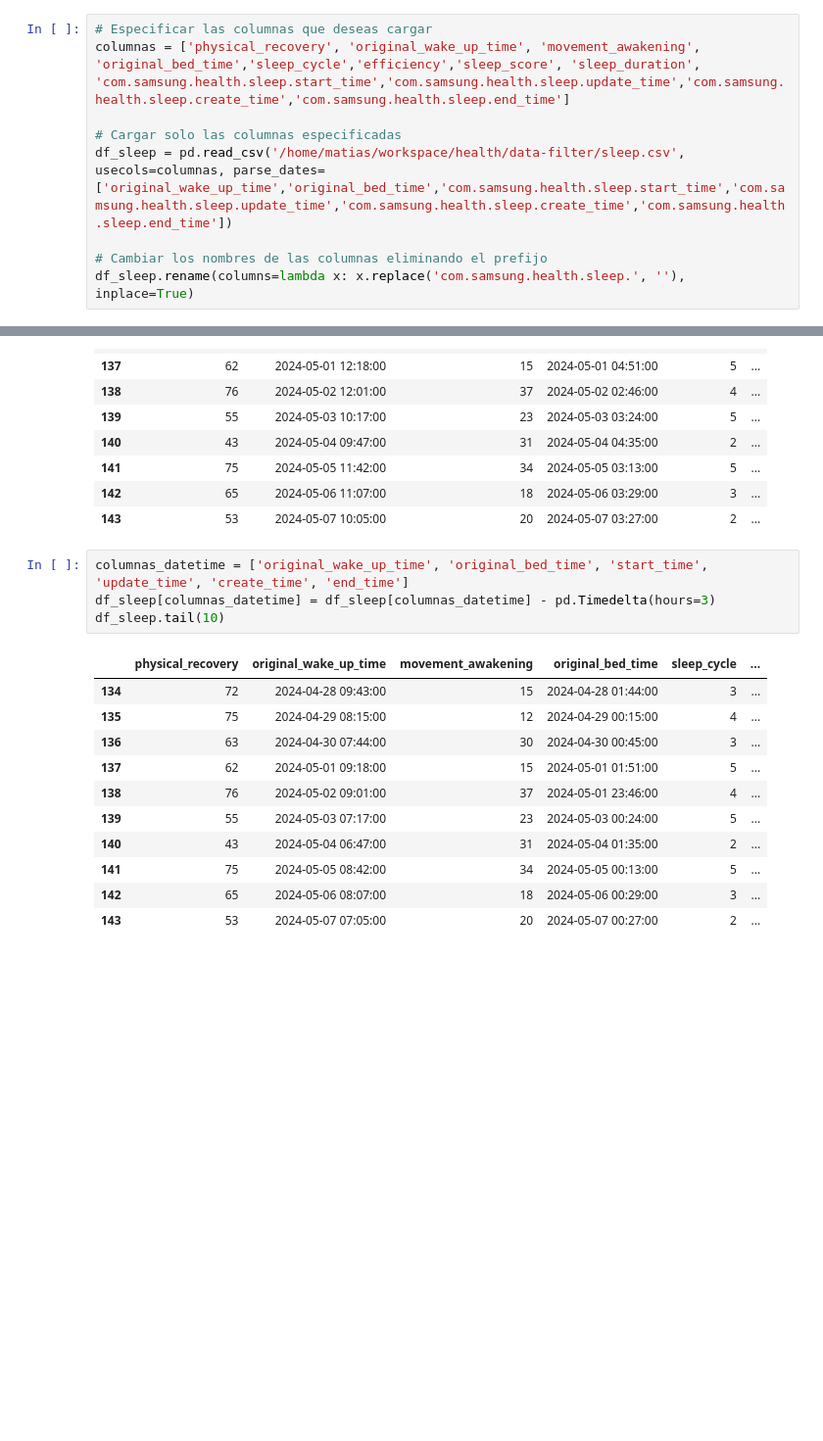
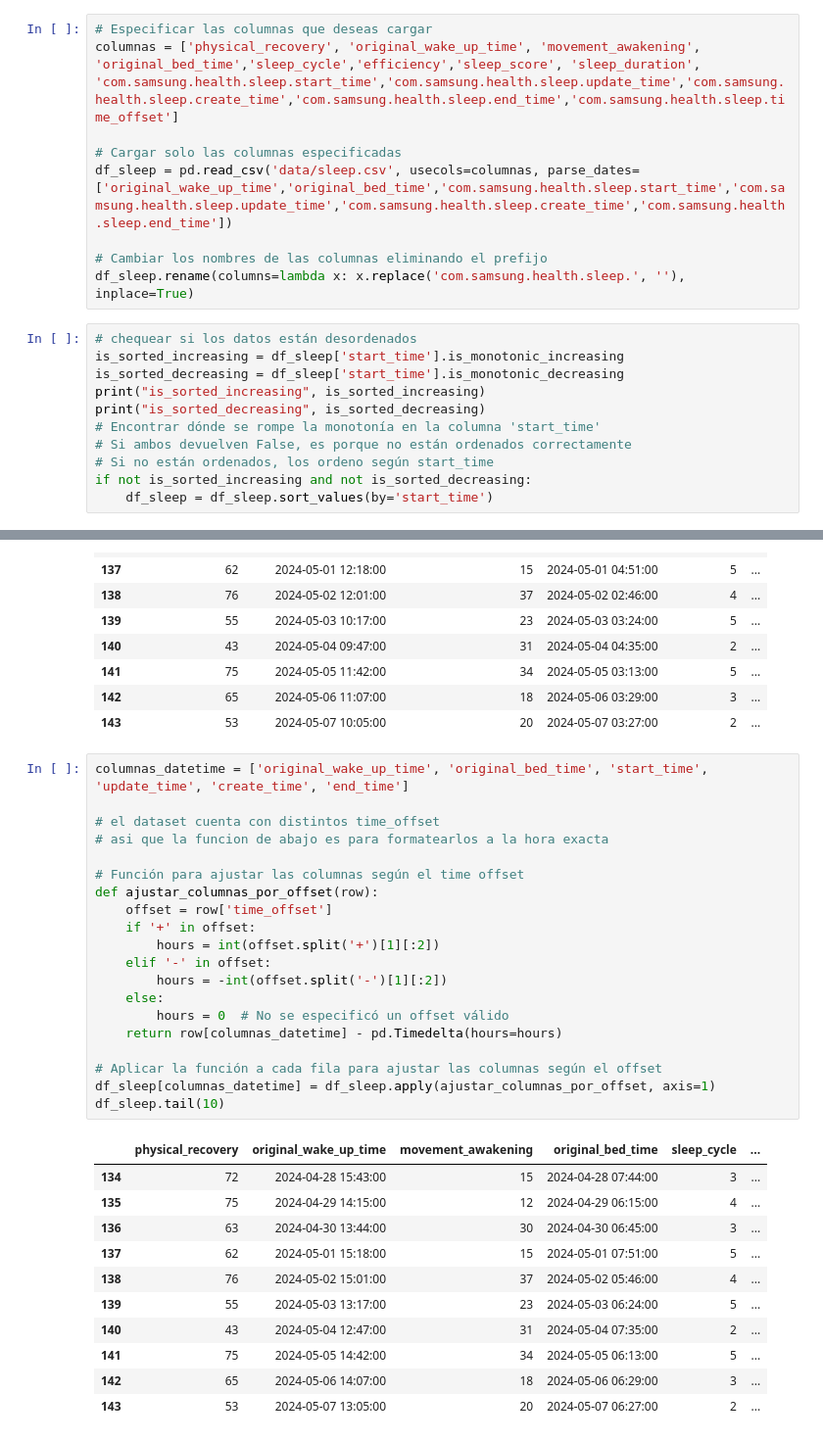
Before and after one commit to MatiasLoiseau/sleep-data-samsung-health, a Jupyter notebook: exploratory_data_analysis.ipynb, the cells around one changed output, grey strips where cells are left out. Shown: that part at 98% size. Cells and saved outputs as stored; diff of their text form; blank space fills up the shorter version.

```diff
--- a/exploratory_data_analysis.ipynb
+++ b/exploratory_data_analysis.ipynb
@@ -6,9 +6,20 @@ import matplotlib.pyplot as plt
 # %%
 # Especificar las columnas que deseas cargar
-columnas = ['physical_recovery', 'original_wake_up_time', 'movement_awakening', 'original_bed_time','sleep_cycle','efficiency','sleep_score', 'sleep_duration', 'com.samsung.health.sleep.start_time','com.samsung.health.sleep.update_time','com.samsung.health.sleep.create_time','com.samsung.health.sleep.end_time']
+columnas = ['physical_recovery', 'original_wake_up_time', 'movement_awakening', 'original_bed_time','sleep_cycle','efficiency','sleep_score', 'sleep_duration', 'com.samsung.health.sleep.start_time','com.samsung.health.sleep.update_time','com.samsung.health.sleep.create_time','com.samsung.health.sleep.end_time','com.samsung.health.sleep.time_offset']
 
 # Cargar solo las columnas especificadas
-df_sleep = pd.read_csv('/home/matias/workspace/health/data-filter/sleep.csv', usecols=columnas, parse_dates=['original_wake_up_time','original_bed_time','com.samsung.health.sleep.start_time','com.samsung.health.sleep.update_time','com.samsung.health.sleep.create_time','com.samsung.health.sleep.end_time'])
+df_sleep = pd.read_csv('data/sleep.csv', usecols=columnas, parse_dates=['original_wake_up_time','original_bed_time','com.samsung.health.sleep.start_time','com.samsung.health.sleep.update_time','com.samsung.health.sleep.create_time','com.samsung.health.sleep.end_time'])
 
 # Cambiar los nombres de las columnas eliminando el prefijo
 df_sleep.rename(columns=lambda x: x.replace('com.samsung.health.sleep.', ''), inplace=True)
+# %%
+# chequear si los datos están desordenados
+is_sorted_increasing = df_sleep['start_time'].is_monotonic_increasing
+is_sorted_decreasing = df_sleep['start_time'].is_monotonic_decreasing
+print("is_sorted_increasing", is_sorted_increasing)
+print("is_sorted_decreasing", is_sorted_decreasing)
+# Encontrar dónde se rompe la monotonía en la columna 'start_time'
+# Si ambos devuelven False, es porque no están ordenados correctamente
+# Si no están ordenados, los ordeno según start_time
+if not is_sorted_increasing and not is_sorted_decreasing:
+    df_sleep = df_sleep.sort_values(by='start_time')
@@ -93,20 +107,36 @@ df_sleep.tail(10)
 | 143 | 53 | 2024-05-07 10:05:00 | 20 | 2024-05-07 03:27:00 | 2 | ... |
 # %%
 columnas_datetime = ['original_wake_up_time', 'original_bed_time', 'start_time', 'update_time', 'create_time', 'end_time']
-df_sleep[columnas_datetime] = df_sleep[columnas_datetime] - pd.Timedelta(hours=3)
+
+# el dataset cuenta con distintos time_offset
+# asi que la funcion de abajo es para formatearlos a la hora exacta
+
+# Función para ajustar las columnas según el time offset
+def ajustar_columnas_por_offset(row):
+    offset = row['time_offset']
+    if '+' in offset:
+        hours = int(offset.split('+')[1][:2])
+    elif '-' in offset:
+        hours = -int(offset.split('-')[1][:2])
+    else:
+        hours = 0  # No se especificó un offset válido
+    return row[columnas_datetime] - pd.Timedelta(hours=hours)
+
+# Aplicar la función a cada fila para ajustar las columnas según el offset
+df_sleep[columnas_datetime] = df_sleep.apply(ajustar_columnas_por_offset, axis=1)
 df_sleep.tail(10)
 # %% [output]
 |  | physical_recovery | original_wake_up_time | movement_awakening | original_bed_time | sleep_cycle | ... |
-| 134 | 72 | 2024-04-28 09:43:00 | 15 | 2024-04-28 01:44:00 | 3 | ... |
-| 135 | 75 | 2024-04-29 08:15:00 | 12 | 2024-04-29 00:15:00 | 4 | ... |
-| 136 | 63 | 2024-04-30 07:44:00 | 30 | 2024-04-30 00:45:00 | 3 | ... |
-| 137 | 62 | 2024-05-01 09:18:00 | 15 | 2024-05-01 01:51:00 | 5 | ... |
-| 138 | 76 | 2024-05-02 09:01:00 | 37 | 2024-05-01 23:46:00 | 4 | ... |
-| 139 | 55 | 2024-05-03 07:17:00 | 23 | 2024-05-03 00:24:00 | 5 | ... |
-| 140 | 43 | 2024-05-04 06:47:00 | 31 | 2024-05-04 01:35:00 | 2 | ... |
-| 141 | 75 | 2024-05-05 08:42:00 | 34 | 2024-05-05 00:13:00 | 5 | ... |
-| 142 | 65 | 2024-05-06 08:07:00 | 18 | 2024-05-06 00:29:00 | 3 | ... |
-| 143 | 53 | 2024-05-07 07:05:00 | 20 | 2024-05-07 00:27:00 | 2 | ... |
+| 134 | 72 | 2024-04-28 15:43:00 | 15 | 2024-04-28 07:44:00 | 3 | ... |
+| 135 | 75 | 2024-04-29 14:15:00 | 12 | 2024-04-29 06:15:00 | 4 | ... |
+| 136 | 63 | 2024-04-30 13:44:00 | 30 | 2024-04-30 06:45:00 | 3 | ... |
+| 137 | 62 | 2024-05-01 15:18:00 | 15 | 2024-05-01 07:51:00 | 5 | ... |
+| 138 | 76 | 2024-05-02 15:01:00 | 37 | 2024-05-02 05:46:00 | 4 | ... |
+| 139 | 55 | 2024-05-03 13:17:00 | 23 | 2024-05-03 06:24:00 | 5 | ... |
+| 140 | 43 | 2024-05-04 12:47:00 | 31 | 2024-05-04 07:35:00 | 2 | ... |
+| 141 | 75 | 2024-05-05 14:42:00 | 34 | 2024-05-05 06:13:00 | 5 | ... |
+| 142 | 65 | 2024-05-06 14:07:00 | 18 | 2024-05-06 06:29:00 | 3 | ... |
+| 143 | 53 | 2024-05-07 13:05:00 | 20 | 2024-05-07 06:27:00 | 2 | ... |
 # %%
 # Graficar el valor en función de la fecha
 plt.plot(df_sleep['start_time'], df_sleep['sleep_score'])
```
Also changed, not shown: parts of 7 cells of this notebook, 1 other file.
